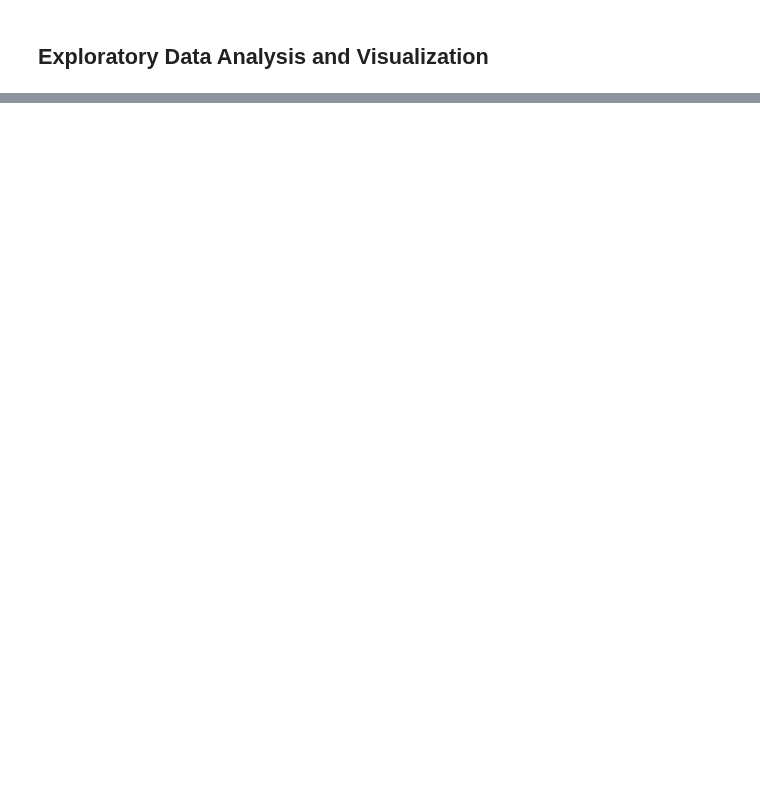
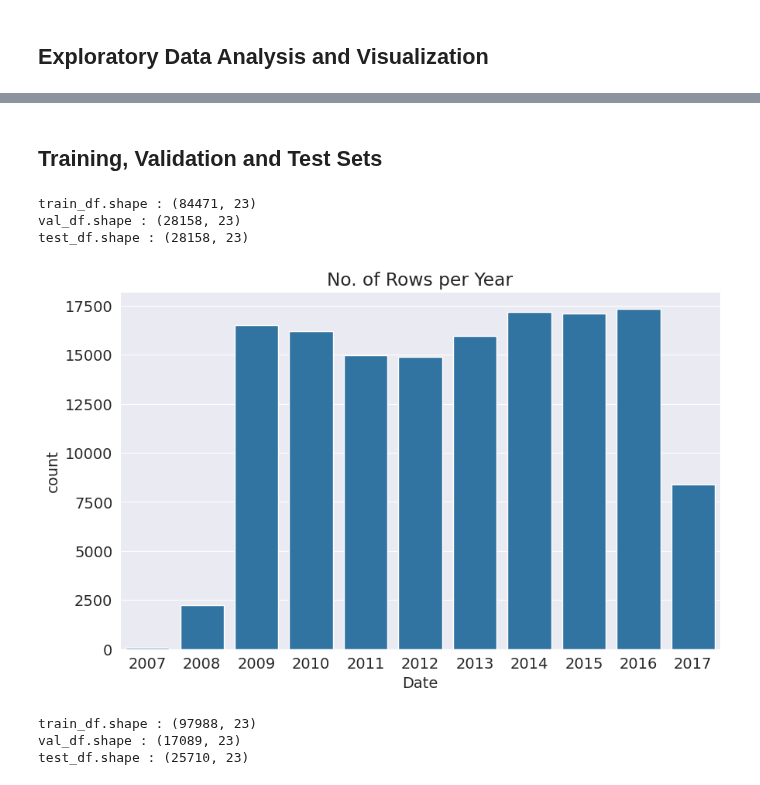
Before and after one commit to touhid0503/Machine-Learning-Full-Course-with-Scikit-Learn, a Jupyter notebook: 12_03_26.ipynb, the cells around one changed output, grey strips where cells are left out. Cells and saved outputs as stored; diff of their text form; code cells hidden in the pictures; blank space fills up the shorter version.

Commit message:
Training, Validation, and Test Sets; Identifying Input and Target Columns

```diff
--- a/12_03_26.ipynb
+++ b/12_03_26.ipynb
@@ -117,3 +115,5 @@ px.scatter(raw_df.sample(2000),
            color='RainTomorrow')
 # %% [output]
 [interactive output not drawn]
+# %% [markdown]
+## Training, Validation and Test Sets
@@ -119,0 +125,13 @@ px.scatter(raw_df.sample(2000),
+# %%
+print('train_df.shape :', train_df.shape)
+print('val_df.shape :', val_df.shape)
+print('test_df.shape :', test_df.shape)
+# %% [output]
+train_df.shape : (84471, 23)
+val_df.shape : (28158, 23)
+test_df.shape : (28158, 23)
+# %%
+plt.title('No. of Rows per Year')
+sns.countplot(x=pd.to_datetime(raw_df.Date).dt.year);
+# %% [output]
+[figure, added]
@@ -119,0 +144,8 @@ px.scatter(raw_df.sample(2000),
+# %%
+print('train_df.shape :', train_df.shape)
+print('val_df.shape :', val_df.shape)
+print('test_df.shape :', test_df.shape)
+# %% [output]
+train_df.shape : (97988, 23)
+val_df.shape : (17089, 23)
+test_df.shape : (25710, 23)
```
Also changed, not shown: parts of 30 cells of this notebook.
